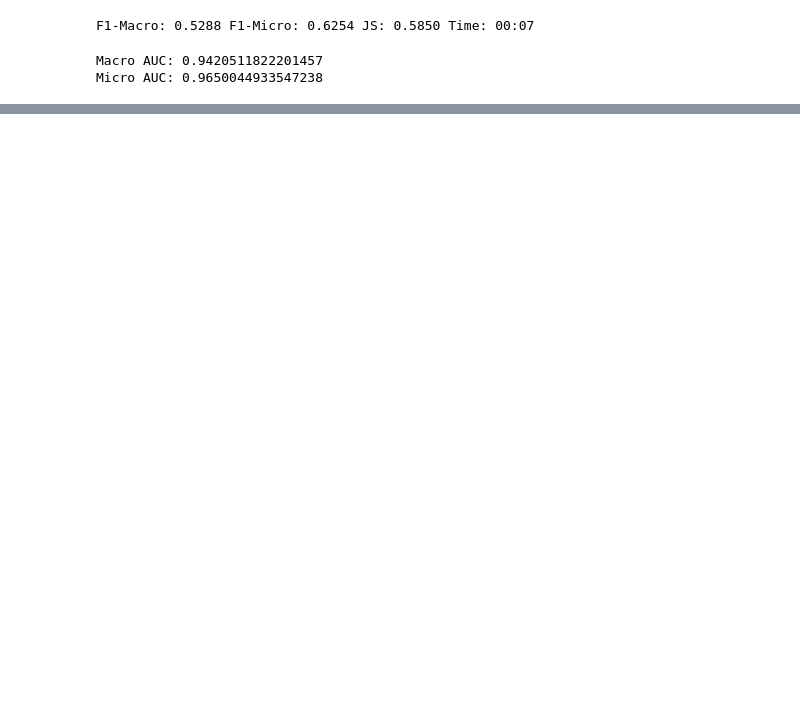
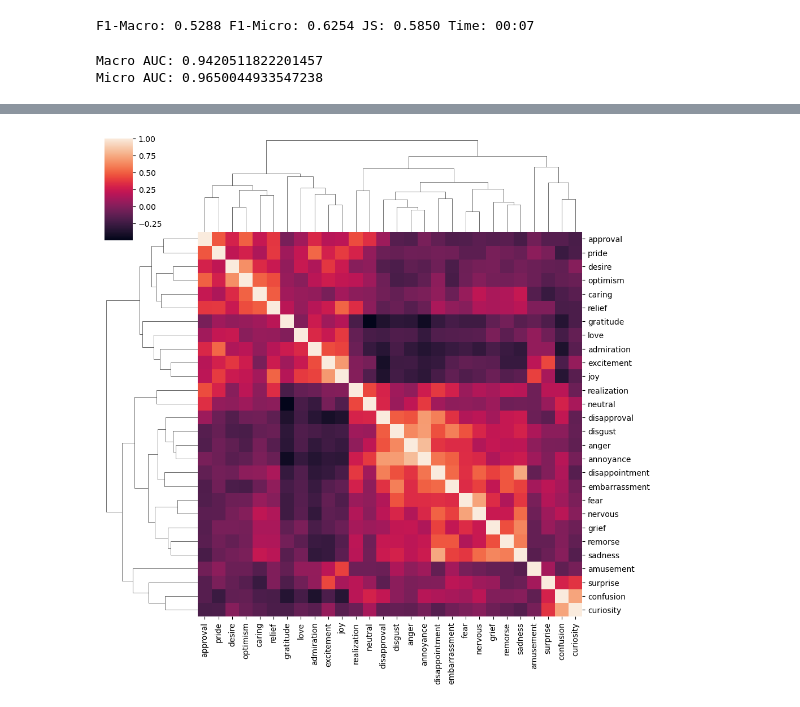
Before and after one commit to alexlu07/Context-Is-All-You-Need, a Jupyter notebook: model1/finetune.ipynb, the cells around one changed output, grey strips where cells are left out. Drawn from its saved outputs; the diff is of its cells as text; code cells hidden in the pictures; blank space fills up the shorter version.

```diff
--- a/model1/finetune.ipynb
+++ b/model1/finetune.ipynb
@@ -208,7 +307,9 @@ y_true_corr = y_true.corr(correlation)
 y_pred_corr = y_pred.corr(correlation)
 logits_corr = logits.corr(correlation)
 # %%
-# _ = sns.clustermap(logits_corr, annot=False)
+_ = sns.clustermap(logits_corr, annot=False)
+# %% [output]
+[figure, added]
 # %%
 # data = pd.read_csv("data/test.csv")
 
```
Also changed, not shown: parts of 10 cells of this notebook, 6 other files.
